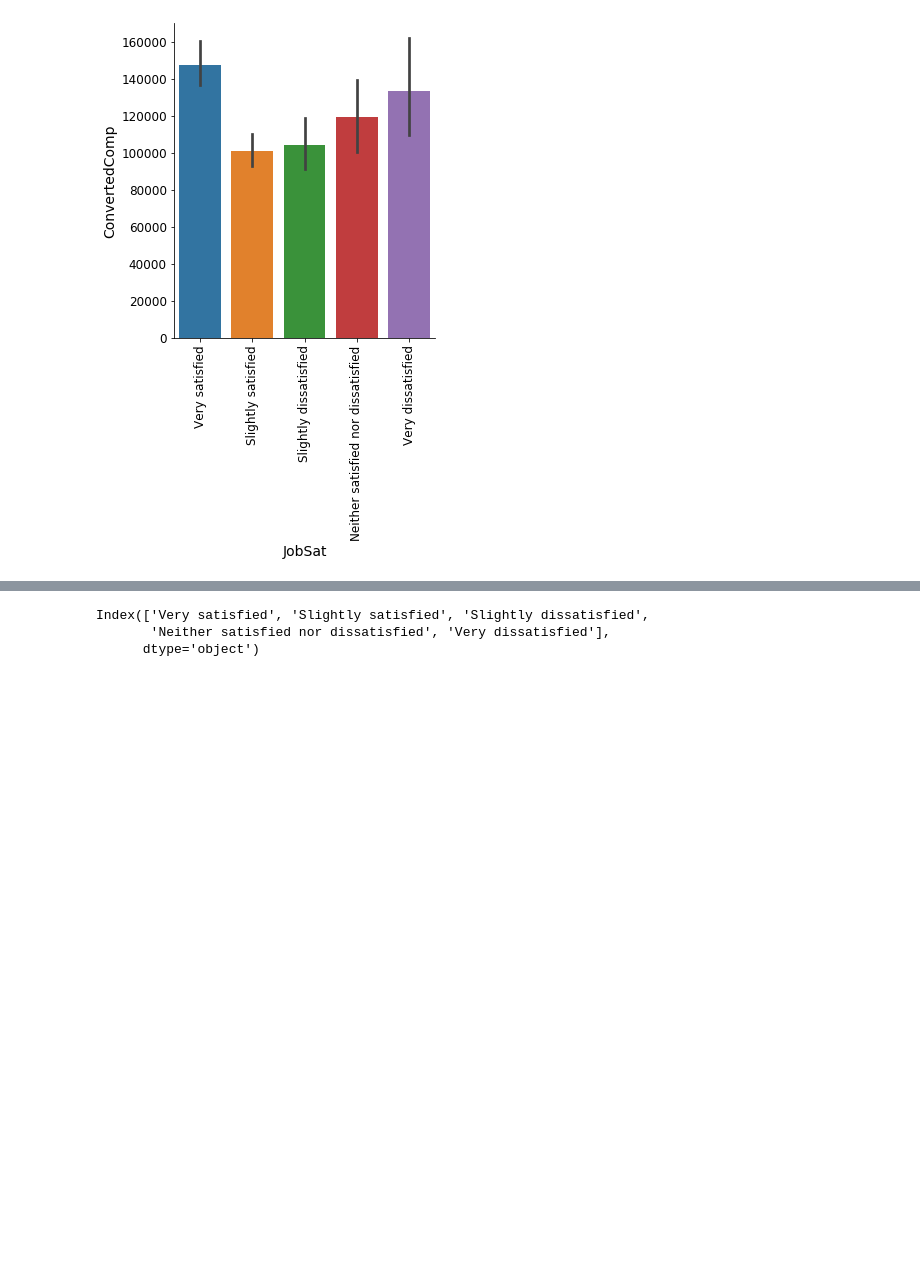
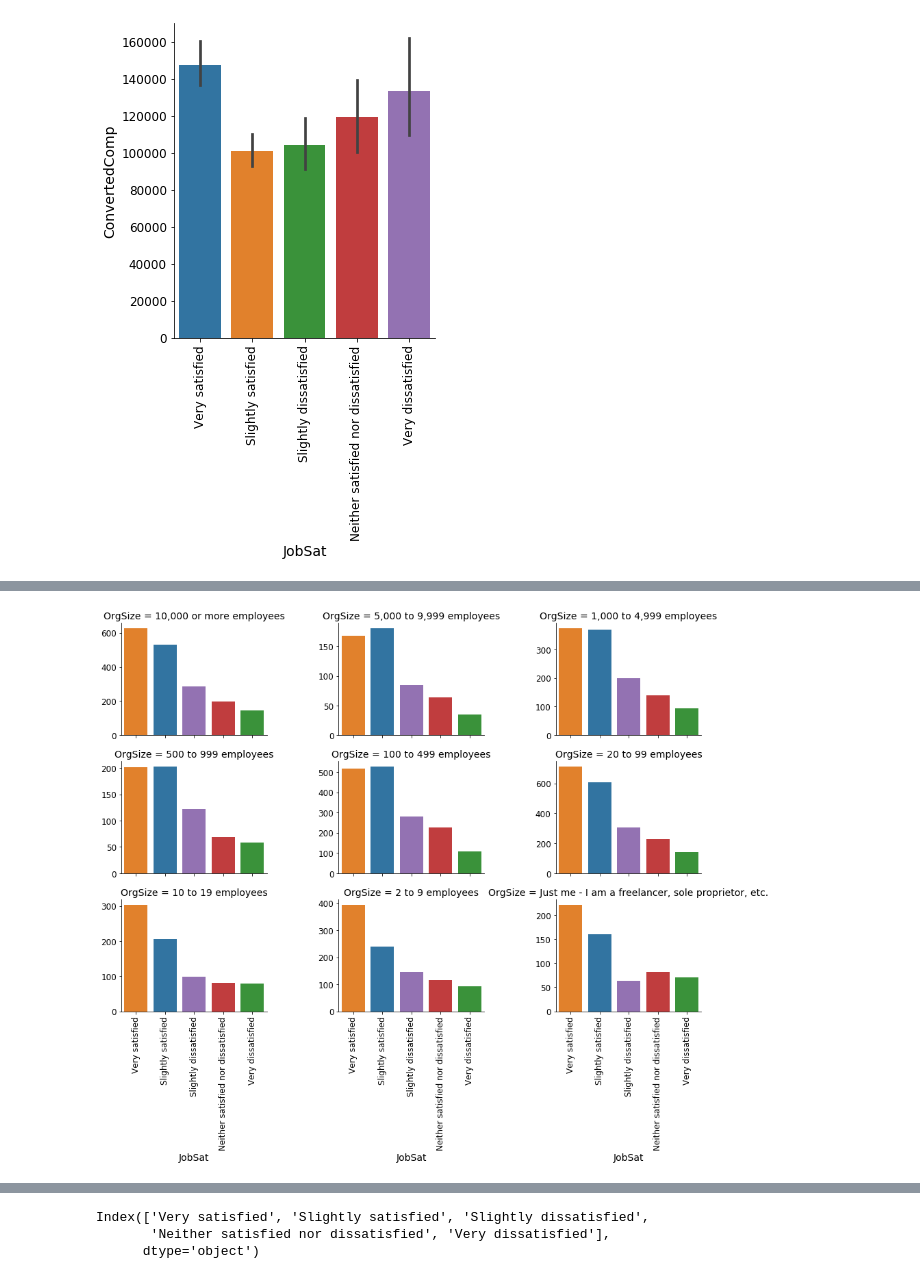
Before and after one commit to Chancylin/StackOverflow_Survey, a Jupyter notebook: notebooks/stackoverflow.ipynb, the cells around one changed output, grey strips where cells are left out. Drawn from its saved outputs; the diff is of its cells as text; code cells hidden in the pictures; blank space fills up the shorter version.

```diff
--- a/notebooks/stackoverflow.ipynb
+++ b/notebooks/stackoverflow.ipynb
@@ -483,0 +529,26 @@ ax.set_xticklabels(rotation=90)
+# %%
+g = sns.FacetGrid(df_data,
+                  col='OrgSize',
+                  hue='JobSat',
+                  col_wrap=3,
+                  col_order=['10,000 or more employees',
+                             '5,000 to 9,999 employees',
+                             '1,000 to 4,999 employees',
+                             '500 to 999 employees',
+                             '100 to 499 employees',
+                             '20 to 99 employees',
+                             '10 to 19 employees',
+                             '2 to 9 employees',
+                             'Just me - I am a freelancer, sole proprietor, etc.'],
+                  sharex=True, sharey=False, aspect=1.5)
+
+g.map(sns.countplot, 'JobSat', order=['Very satisfied', 'Slightly satisfied',
+                                      'Slightly dissatisfied',
+                                      'Neither satisfied nor dissatisfied',
+                                      'Very dissatisfied'])
+
+for ax in g.axes.flat:
+    for label in ax.get_xticklabels():
+        label.set_rotation(90)
+# %% [output]
+[figure, added]
```
Also changed, not shown: parts of 24 cells of this notebook.
